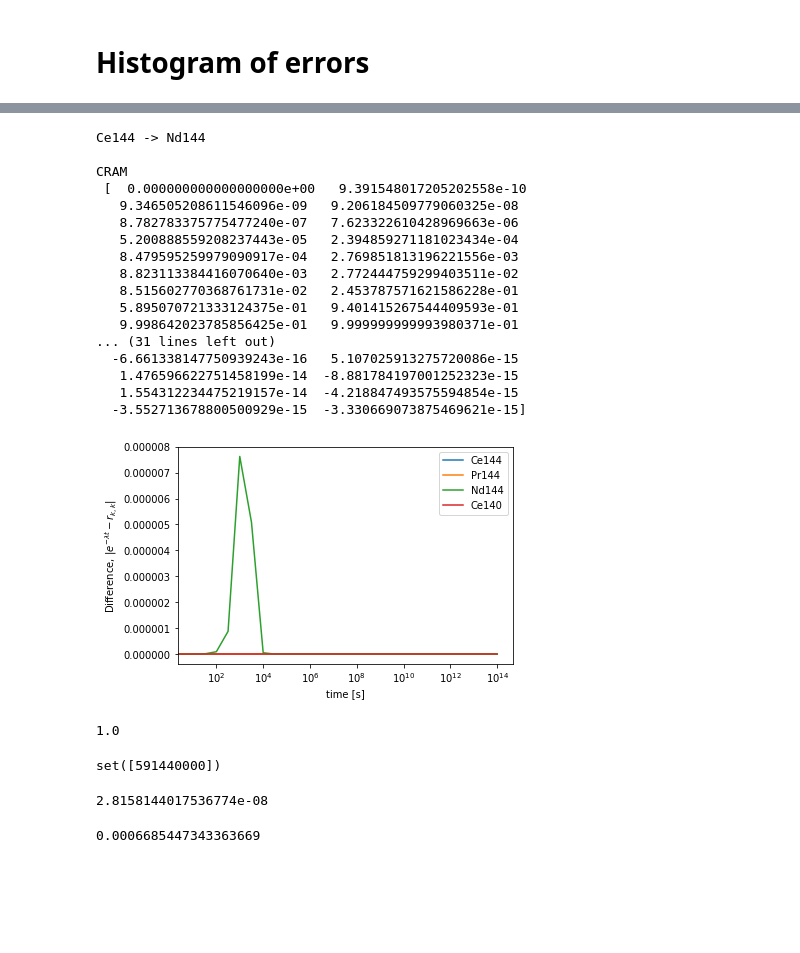
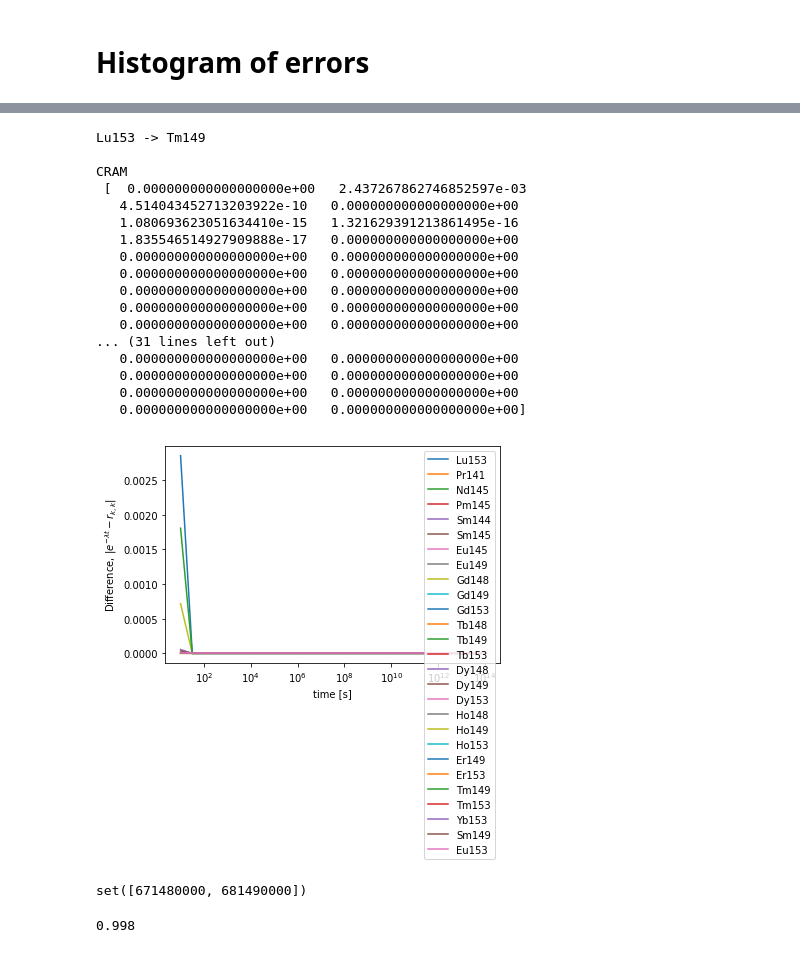
Before and after one commit to ergs/transmutagen-paper, a Jupyter notebook: decay_analysis.ipynb, the cells around one changed output, grey strips where cells are left out. Saved outputs shown, nothing was run; the diff lists cells and outputs as text; code cells hidden in the pictures; blank space fills up the shorter version.

Commit message:
More decay analyiss notebooks

```diff
--- a/decay_analysis.ipynb
+++ b/decay_analysis.ipynb
@@ -8,8 +8,9 @@ import tables as tb
 # %%
 %%time
 nucs = cram.NUCS
-n = 16
+n = 22
 nucs = cram.NUCS[100*n:100*(n+1)]
-nucs = ['Cs144', 'Ba144', 'La144','Ce144', 'Pr144', 'Nd144', 'Ce140']
+#nucs = cram.NUCS[:100*(n+1)]
+nucs = ['Lu153', 'Tm149']
 batemans, crammeds, diagexps = run_nuclides(nucs=nucs, verbose=True)
 # %% [output]
@@ -135,43 +141,35 @@ plt.ylabel('Count')
 # %%
-nuc = 'Ce144'
-ouc = 'Nd144'
+nuc = 'Lu153'
+ouc = 'Tm149'
 print(nuc + ' -> ' + ouc + '\n')
 print('CRAM\n', crammeds[nuc][ouc])
 print('Bateman\n', batemans[nuc][ouc])
 print('Diff\n', batemans[nuc][ouc] - crammeds[nuc][ouc])
 bateman_diff_plot(nuc, batemans=batemans, crammeds=crammeds)
 # %% [output]
-Ce144 -> Nd144
+Lu153 -> Tm149
 
 CRAM
- [  0.000000000000000000e+00   9.391548017205202558e-10
-   9.346505208611546096e-09   9.206184509779060325e-08
-   8.782783375775477240e-07   7.623322610428969663e-06
-   5.200888559208237443e-05   2.394859271181023434e-04
-   8.479595259979090917e-04   2.769851813196221556e-03
-   8.823113384416070640e-03   2.772444759299403511e-02
-   8.515602770368761731e-02   2.453787571621586228e-01
-   5.895070721333124375e-01   9.401415267544409593e-01
-   9.998642023785856425e-01   9.999999999993980371e-01
+ [  0.000000000000000000e+00   2.437267862746852597e-03
+   4.514043452713203922e-10   0.000000000000000000e+00
+   1.080693623051634410e-15   1.321629391213861495e-16
+   1.835546514927909888e-17   0.000000000000000000e+00
+   0.000000000000000000e+00   0.000000000000000000e+00
+   0.000000000000000000e+00   0.000000000000000000e+00
+   0.000000000000000000e+00   0.000000000000000000e+00
+   0.000000000000000000e+00   0.000000000000000000e+00
+   0.000000000000000000e+00   0.000000000000000000e+00
 ... (31 lines left out)
-  -6.661338147750939243e-16   5.107025913275720086e-15
-   1.476596622751458199e-14  -8.881784197001252323e-15
-   1.554312234475219157e-14  -4.218847493575594854e-15
-  -3.552713678800500929e-15  -3.330669073875469621e-15]
+   0.000000000000000000e+00   0.000000000000000000e+00
+   0.000000000000000000e+00   0.000000000000000000e+00
+   0.000000000000000000e+00   0.000000000000000000e+00
+   0.000000000000000000e+00   0.000000000000000000e+00]
-[figure, old version]
+[figure, new version]
+# %%
+data.decay_children('Tm149')
+# %% [output]
+set([671480000, 681490000])
 # %%
-data.branch_ratio('Ce144', 'Pr144')
+data.branch_ratio('Tm149', 'Er149')
 # %% [output]
-1.0
+0.998
-# %%
-data.decay_children(nucname.id('Ce144'))
-# %% [output]
-set([591440000])
-# %%
-data.decay_const('Ce144')
-# %% [output]
-2.8158144017536774e-08
-# %%
-data.decay_const('Pr144')
-# %% [output]
-0.0006685447343363669
```
Also changed, not shown: parts of 8 cells of this notebook, 2 other files.
